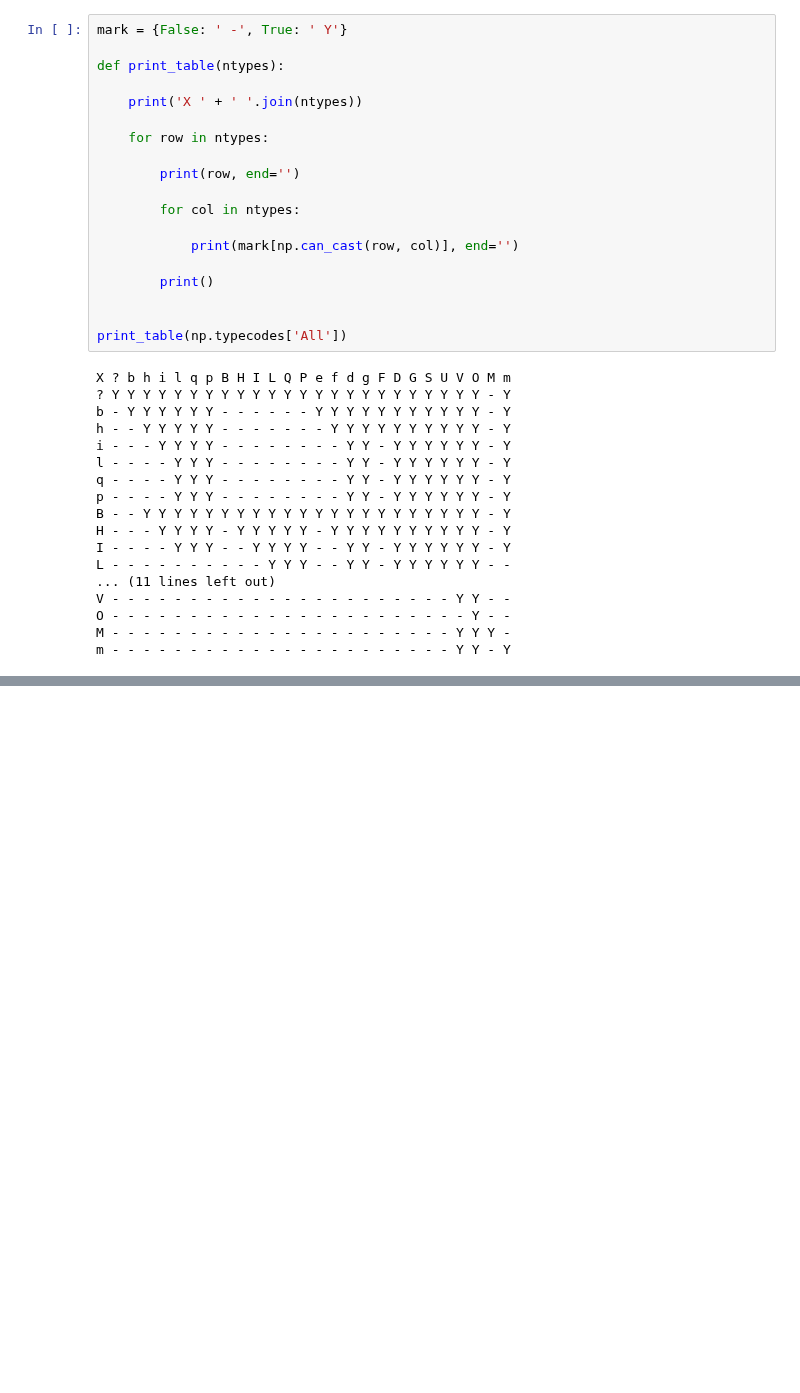
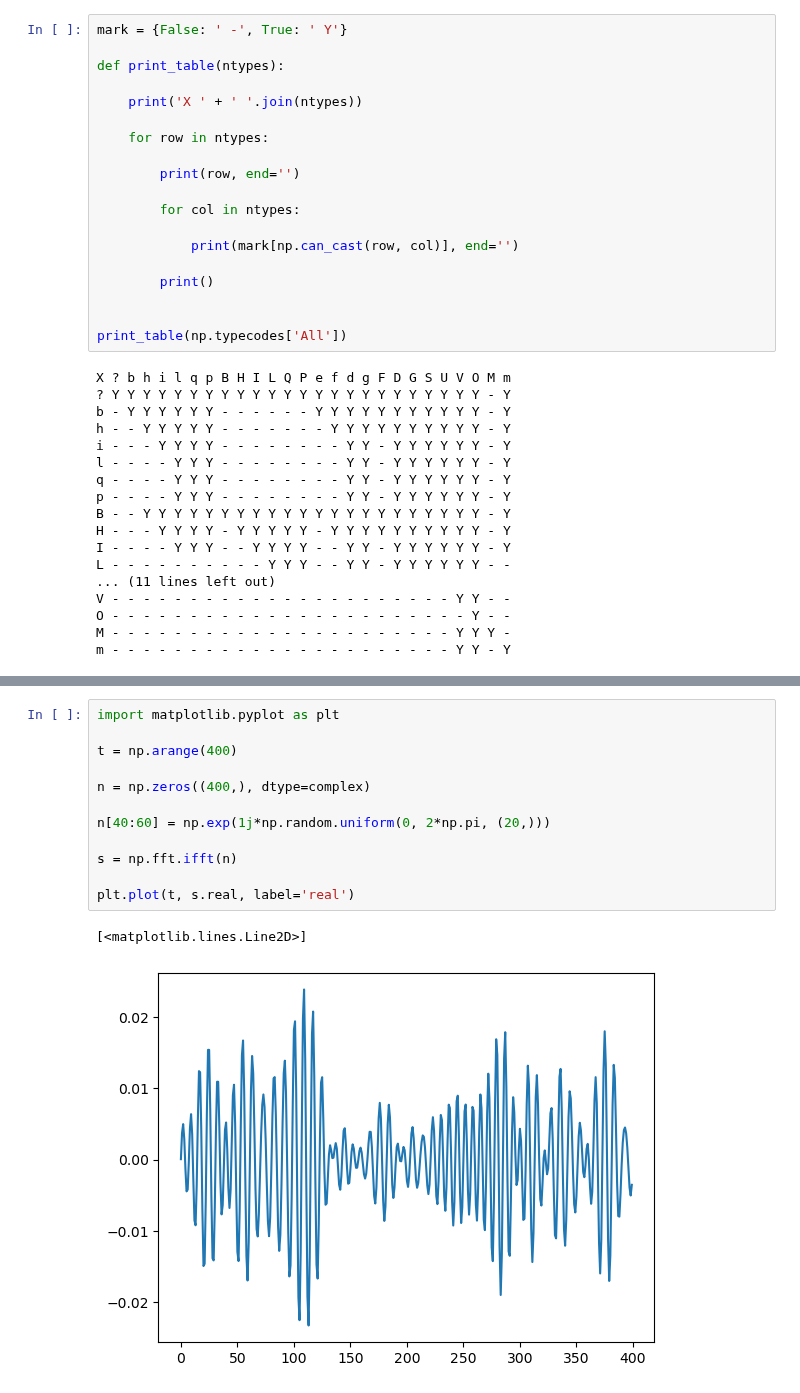
Before and after one commit to bthek1/Python_Libs, a Jupyter notebook: nbs/01_Numpy.ipynb, the cells around one changed output, grey strips where cells are left out. Drawn from its saved outputs; the diff is of its cells as text; blank space fills up the shorter version.

```diff
--- a/nbs/01_Numpy.ipynb
+++ b/nbs/01_Numpy.ipynb
@@ -1753,0 +1775,15 @@ m - - - - - - - - - - - - - - - - - - - - - - Y Y - Y
+# %%
+import matplotlib.pyplot as plt
+
+t = np.arange(400)
+
+n = np.zeros((400,), dtype=complex)
+
+n[40:60] = np.exp(1j*np.random.uniform(0, 2*np.pi, (20,)))
+
+s = np.fft.ifft(n)
+
+plt.plot(t, s.real, label='real')
+# %% [output]
+[<matplotlib.lines.Line2D>]
+[figure, added]
```
Also changed, not shown: parts of 32 cells of this notebook, 3 other files.
